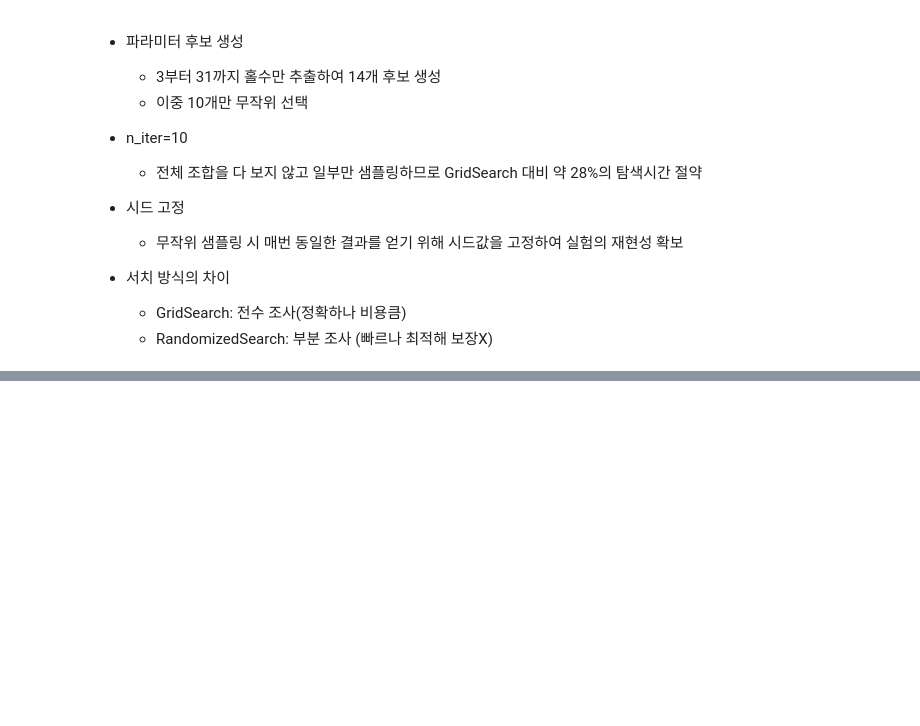
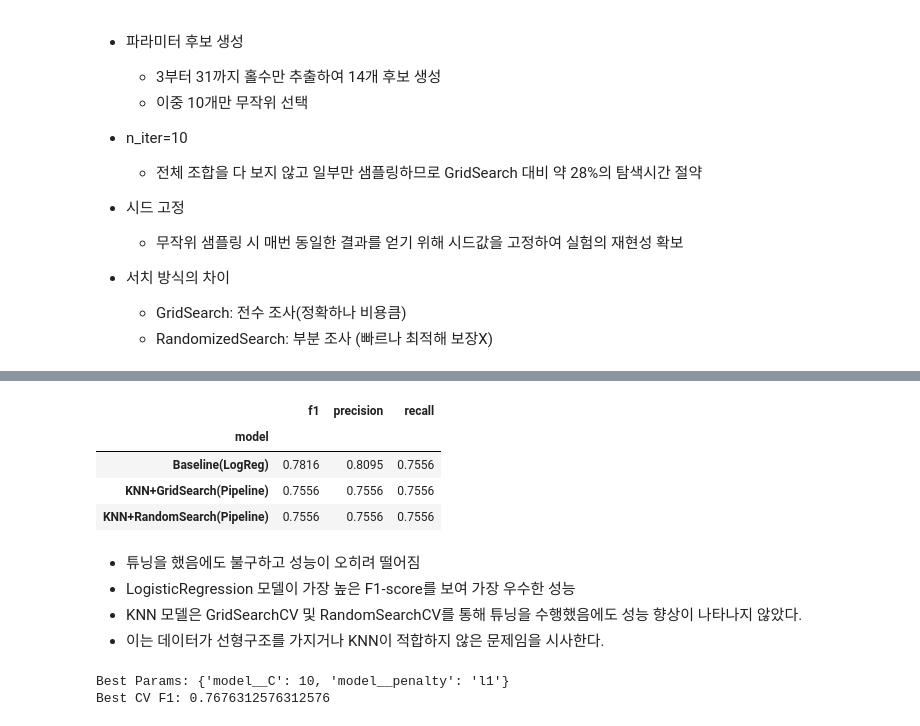
Before and after one commit to hyscodebase/Big-data-application-practice1, a Jupyter notebook: Week09/Week09[Alex].ipynb, the cells around one changed output, grey strips where cells are left out. Cells and saved outputs as stored; diff of their text form; code cells hidden in the pictures; blank space fills up the shorter version.

```diff
--- a/Week09/Week09[Alex].ipynb
+++ b/Week09/Week09[Alex].ipynb
@@ -250,6 +250,8 @@ print('RandomizedSearchCV with Pipeline')
 print('best_params_:', rs.best_params_)
 print('best score:', round(rs.best_score_, 4))
 print('time(sec):', round(elapsed_rs, 3))
+
+pred_rs = rs.predict(x_test)
 # %% [output]
 RandomizedSearchCV with Pipeline
 best_params_: {'model__n_neighbors': 5}
@@ -283,0 +388,67 @@ param_knn = {
+# %%
+# 비교 요약: 기준 모델 vs GridSearch vs RandomizedSearch
+from sklearn.metrics import precision_score, recall_score
+
+summary = []
+
+# baseline
+summary.append({
+    'model': 'Baseline(LogReg)',
+    'f1': f1_score(y_test, pred_base),
+    'precision': precision_score(y_test, pred_base, zero_division=0),
+    'recall': recall_score(y_test, pred_base, zero_division=0)
+})
+
+# gridsearch
+summary.append({
+    'model': 'KNN+GridSearch(Pipeline)',
+    'f1': f1_score(y_test, pred_gs),
+    'precision': precision_score(y_test, pred_gs, zero_division=0),
+    'recall': recall_score(y_test, pred_gs, zero_division=0)
+})
+
+# randomized
+summary.append({
+    'model': 'KNN+RandomSearch(Pipeline)',
+    'f1': f1_score(y_test, pred_rs),
+    'precision': precision_score(y_test, pred_rs, zero_division=0),
+    'recall': recall_score(y_test, pred_rs, zero_division=0)
+})
+
+pd.DataFrame(summary).set_index('model').round(4)
+# %% [output]
+|  | f1 | precision | recall |
+| model |  |  |  |
+| Baseline(LogReg) | 0.7816 | 0.8095 | 0.7556 |
+| KNN+GridSearch(Pipeline) | 0.7556 | 0.7556 | 0.7556 |
+| KNN+RandomSearch(Pipeline) | 0.7556 | 0.7556 | 0.7556 |
+# %% [markdown]
+- 튜닝을 했음에도 불구하고 성능이 오히려 떨어짐
+- LogisticRegression 모델이 가장 높은 F1-score를 보여 가장 우수한 성능
+- KNN 모델은 GridSearchCV 및 RandomSearchCV를 통해 튜닝을 수행했음에도 성능 향상이 나타나지 않았다.
+- 이는 데이터가 선형구조를 가지거나 KNN이 적합하지 않은 문제임을 시사한다.
+# %%
+pipe_logreg = Pipeline([
+    ("scaler", StandardScaler()),
+    ("model", LogisticRegression(max_iter=1000, solver="liblinear"))
+])
+
+param_logreg = {
+    "model__C": [0.01, 0.1, 1, 10, 100],
+    "model__penalty": ["l1", "l2"]
+}
+
+grid_logreg = GridSearchCV(
+    pipe_logreg,
+    param_logreg,
+    cv=5,
+    scoring="f1"
+)
+
+grid_logreg.fit(x_train, y_train)
+
+print("Best Params:", grid_logreg.best_params_)
+print("Best CV F1:", grid_logreg.best_score_)
+# %% [output]
+Best Params: {'model__C': 10, 'model__penalty': 'l1'}
+Best CV F1: 0.7676312576312576
```
Also changed, not shown: parts of 14 cells of this notebook.
